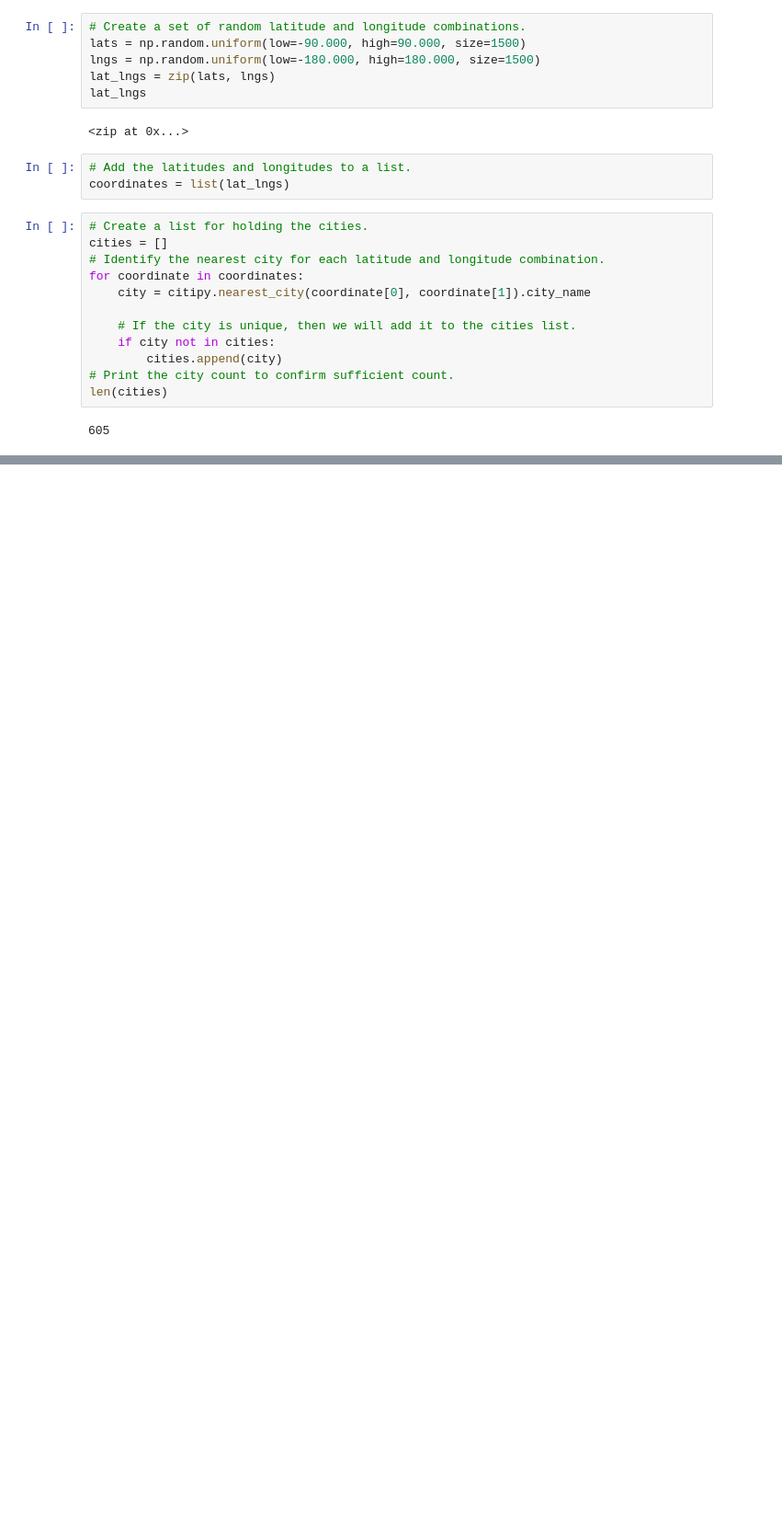
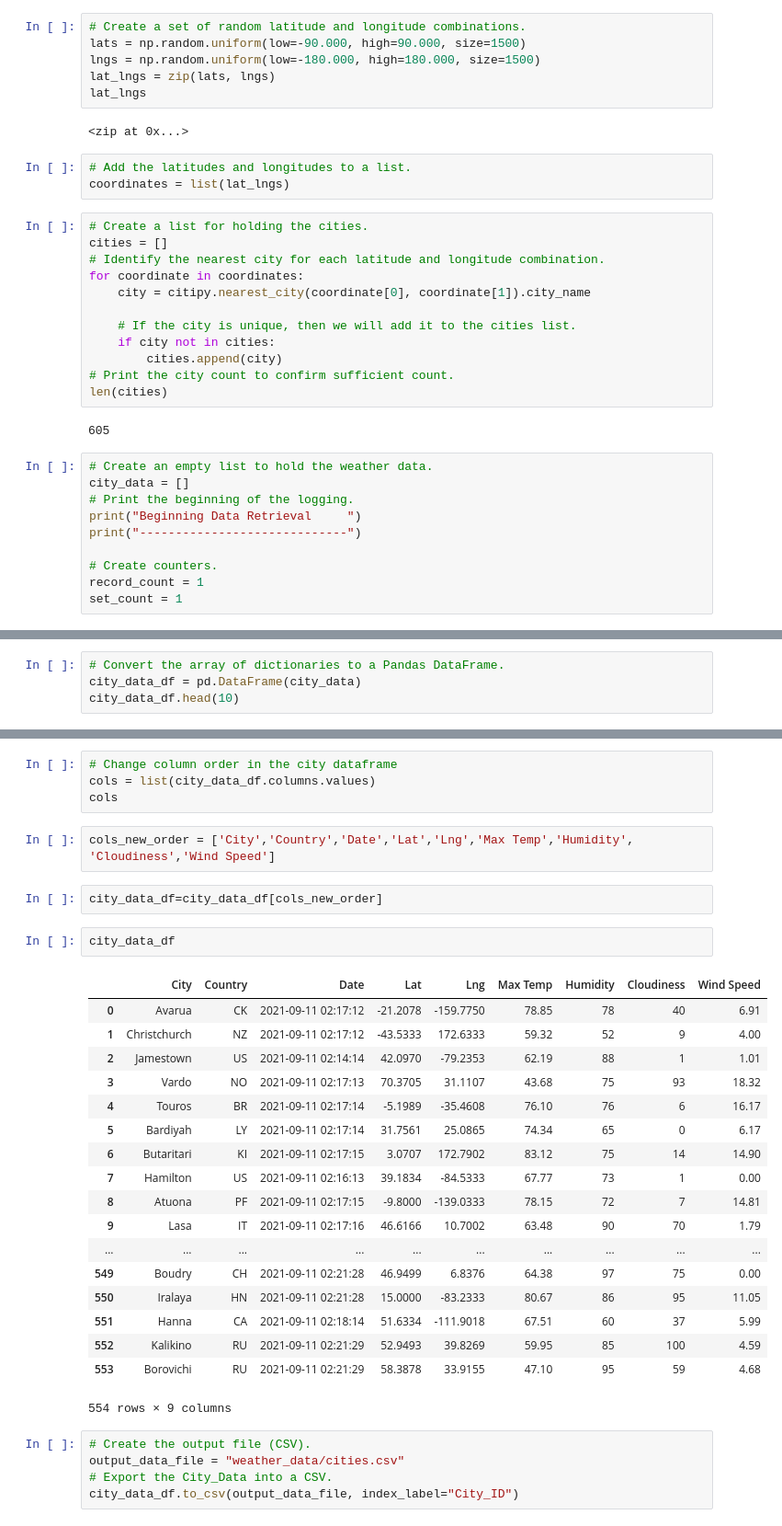
Before and after one commit to Nikhila999/World_Weather_Analysis, a Jupyter notebook: WeatherPy.ipynb, the cells around one changed output, grey strips where cells are left out. Shown at 92% size. Saved outputs shown, nothing was run; the diff lists cells and outputs as text; blank space fills up the shorter version.

Commit message:
adding git ignore, weather data for multiple cities across the worls and csv file

```diff
--- a/WeatherPy.ipynb
+++ b/WeatherPy.ipynb
@@ -31,3 +34,13 @@ for coordinate in coordinates:
 len(cities)
 # %% [output]
 605
+# %%
+# Create an empty list to hold the weather data.
+city_data = []
+# Print the beginning of the logging.
+print("Beginning Data Retrieval     ")
+print("-----------------------------")
+
+# Create counters.
+record_count = 1
+set_count = 1
@@ -33,0 +122,4 @@ len(cities)
+# %%
+# Convert the array of dictionaries to a Pandas DataFrame.
+city_data_df = pd.DataFrame(city_data)
+city_data_df.head(10)
@@ -33,0 +138,34 @@ len(cities)
+# %%
+# Change column order in the city dataframe
+cols = list(city_data_df.columns.values)
+cols
+# %%
+cols_new_order = ['City','Country','Date','Lat','Lng','Max Temp','Humidity', 'Cloudiness','Wind Speed']
+# %%
+city_data_df=city_data_df[cols_new_order]
+# %%
+city_data_df
+# %% [output]
+|  | City | Country | Date | Lat | Lng | Max Temp | Humidity | Cloudiness | Wind Speed |
+| 0 | Avarua | CK | 2021-09-11 02:17:12 | -21.2078 | -159.7750 | 78.85 | 78 | 40 | 6.91 |
+| 1 | Christchurch | NZ | 2021-09-11 02:17:12 | -43.5333 | 172.6333 | 59.32 | 52 | 9 | 4.00 |
+| 2 | Jamestown | US | 2021-09-11 02:14:14 | 42.0970 | -79.2353 | 62.19 | 88 | 1 | 1.01 |
+| 3 | Vardo | NO | 2021-09-11 02:17:13 | 70.3705 | 31.1107 | 43.68 | 75 | 93 | 18.32 |
+| 4 | Touros | BR | 2021-09-11 02:17:14 | -5.1989 | -35.4608 | 76.10 | 76 | 6 | 16.17 |
+| 5 | Bardiyah | LY | 2021-09-11 02:17:14 | 31.7561 | 25.0865 | 74.34 | 65 | 0 | 6.17 |
+| 6 | Butaritari | KI | 2021-09-11 02:17:15 | 3.0707 | 172.7902 | 83.12 | 75 | 14 | 14.90 |
+| 7 | Hamilton | US | 2021-09-11 02:16:13 | 39.1834 | -84.5333 | 67.77 | 73 | 1 | 0.00 |
+| 8 | Atuona | PF | 2021-09-11 02:17:15 | -9.8000 | -139.0333 | 78.15 | 72 | 7 | 14.81 |
+| 9 | Lasa | IT | 2021-09-11 02:17:16 | 46.6166 | 10.7002 | 63.48 | 90 | 70 | 1.79 |
+| ... | ... | ... | ... | ... | ... | ... | ... | ... | ... |
+| 549 | Boudry | CH | 2021-09-11 02:21:28 | 46.9499 | 6.8376 | 64.38 | 97 | 75 | 0.00 |
+| 550 | Iralaya | HN | 2021-09-11 02:21:28 | 15.0000 | -83.2333 | 80.67 | 86 | 95 | 11.05 |
+| 551 | Hanna | CA | 2021-09-11 02:18:14 | 51.6334 | -111.9018 | 67.51 | 60 | 37 | 5.99 |
+| 552 | Kalikino | RU | 2021-09-11 02:21:29 | 52.9493 | 39.8269 | 59.95 | 85 | 100 | 4.59 |
+| 553 | Borovichi | RU | 2021-09-11 02:21:29 | 58.3878 | 33.9155 | 47.10 | 95 | 59 | 4.68 |
+554 rows × 9 columns
+# %%
+# Create the output file (CSV).
+output_data_file = "weather_data/cities.csv"
+# Export the City_Data into a CSV.
+city_data_df.to_csv(output_data_file, index_label="City_ID")
```
Also changed, not shown: parts of 16 cells of this notebook, 2 other files.
